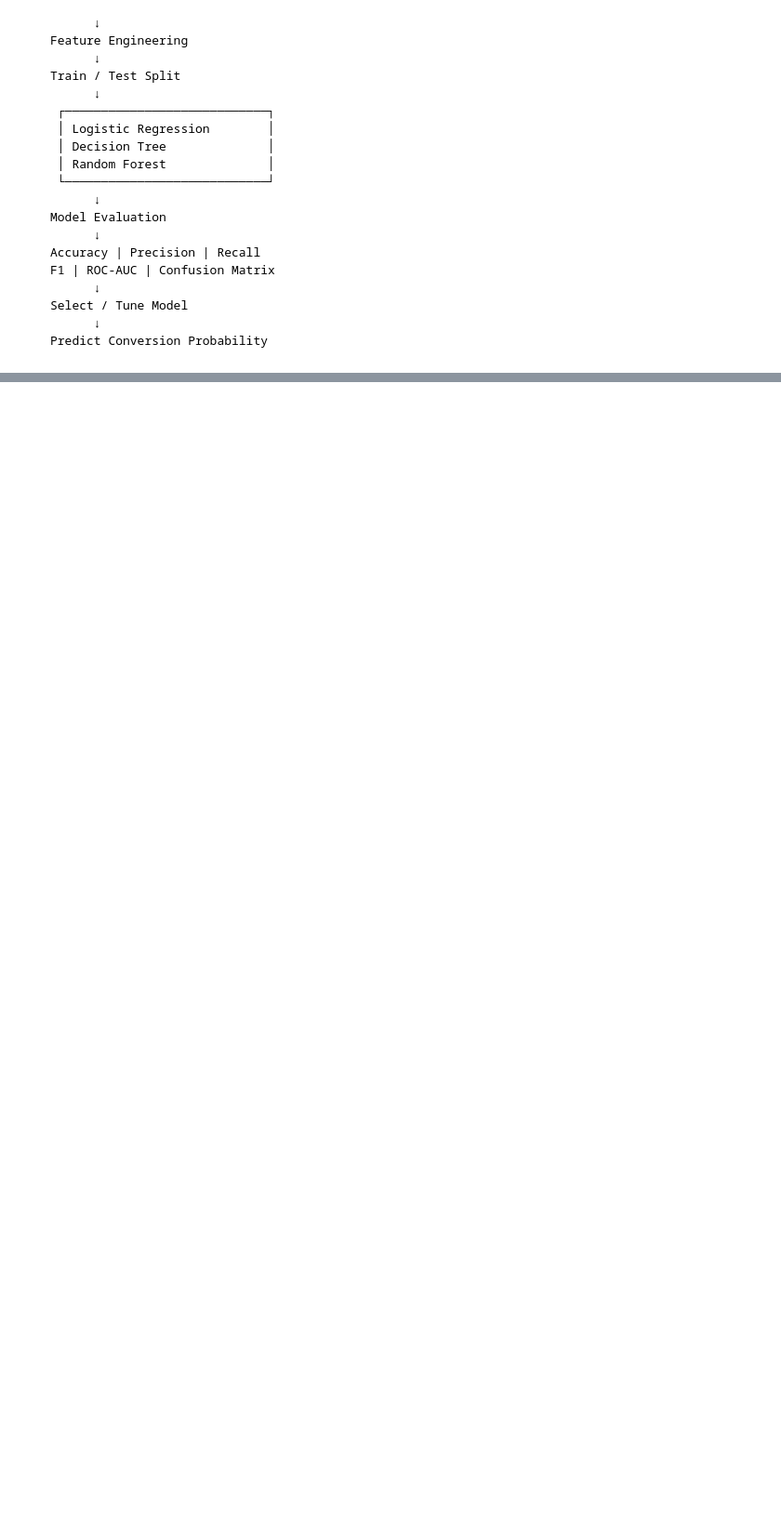
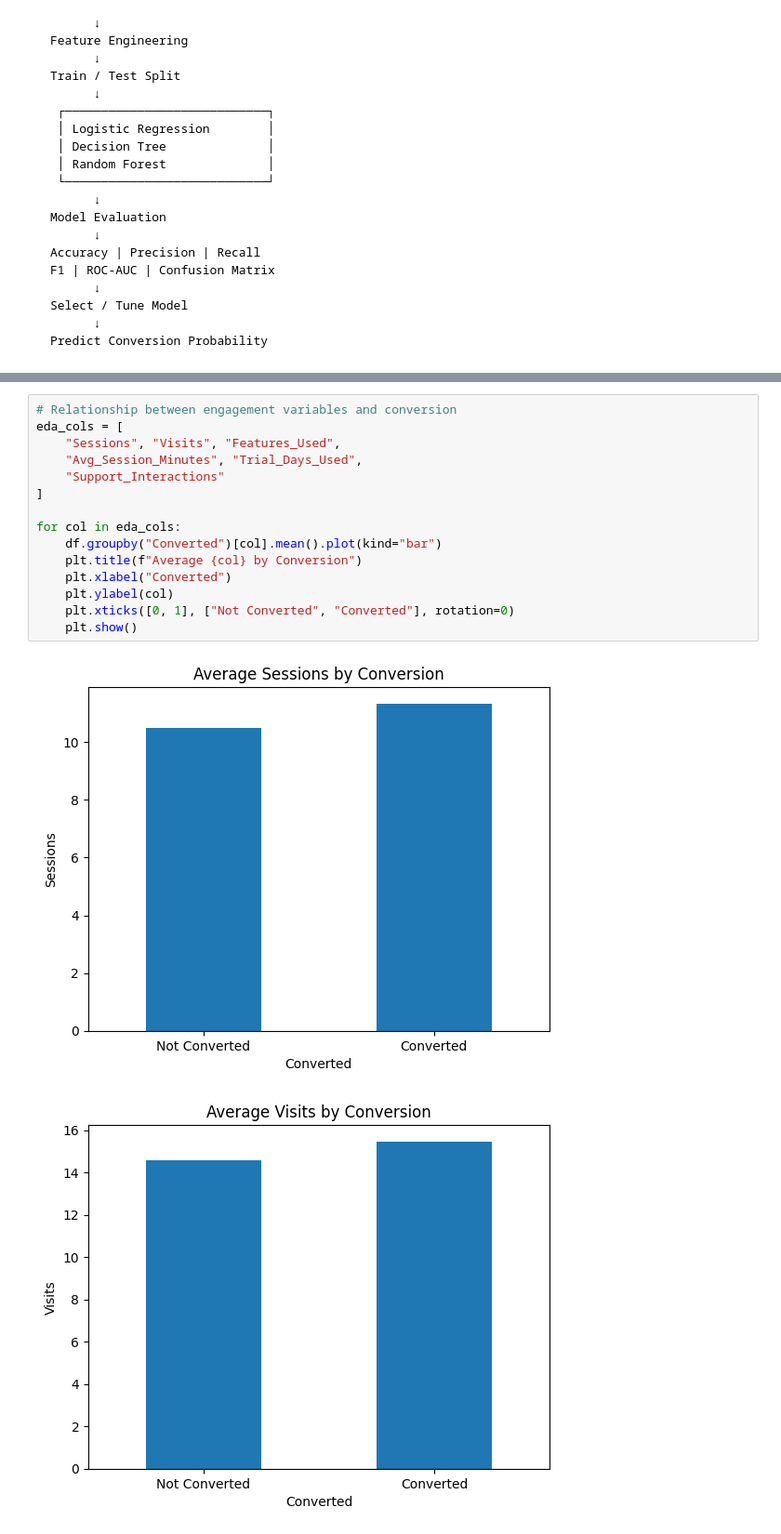
Before and after one commit to arshdeepverma/subscription-conversion-prediction, a Jupyter notebook: Subscription_Conversion_Prediction_ML_Project.ipynb, the cells around one changed output, grey strips where cells are left out. Shown at 93% size. Drawn from its saved outputs; the diff is of its cells as text; blank space fills up the shorter version.

```diff
--- a/Subscription_Conversion_Prediction_ML_Project.ipynb
+++ b/Subscription_Conversion_Prediction_ML_Project.ipynb
@@ -729,0 +183,18 @@ Conversion Probability
+# %%
+# Relationship between engagement variables and conversion
+eda_cols = [
+    "Sessions", "Visits", "Features_Used",
+    "Avg_Session_Minutes", "Trial_Days_Used",
+    "Support_Interactions"
+]
+
+for col in eda_cols:
+    df.groupby("Converted")[col].mean().plot(kind="bar")
+    plt.title(f"Average {col} by Conversion")
+    plt.xlabel("Converted")
+    plt.ylabel(col)
+    plt.xticks([0, 1], ["Not Converted", "Converted"], rotation=0)
+    plt.show()
+# %% [output]
+[figure, added]
+[figure, added]
```
Also changed, not shown: parts of 76 cells of this notebook.
